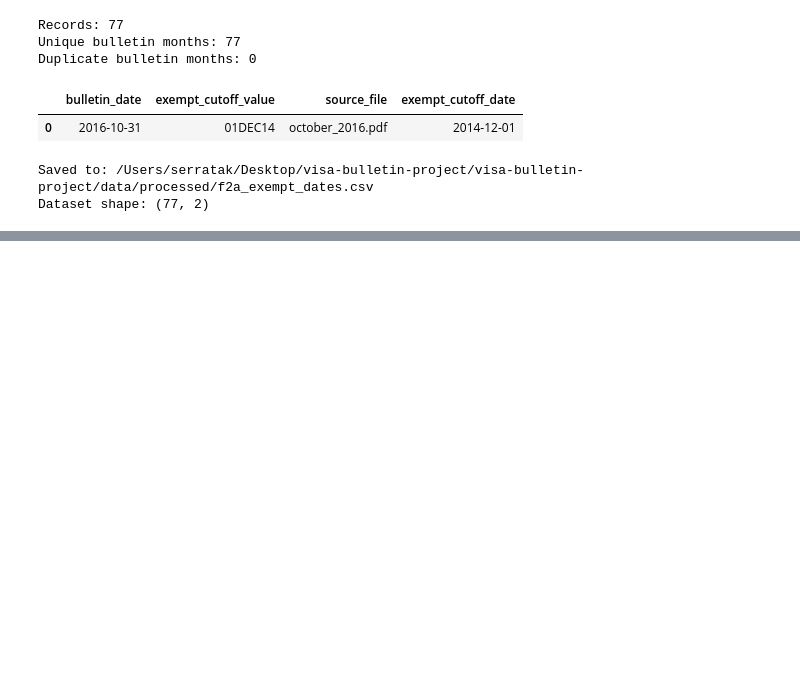
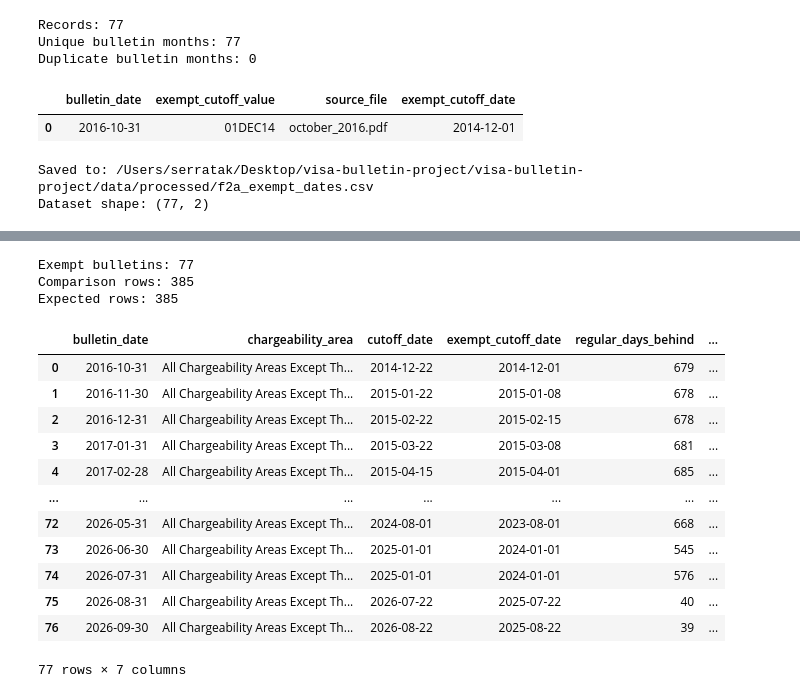
Before and after one commit to stak-k/visa-bulletin-project, a Jupyter notebook: notebooks/04_parse_f2a_exempt_dates.ipynb, the cells around one changed output, grey strips where cells are left out. Saved outputs shown, nothing was run; the diff lists cells and outputs as text; code cells hidden in the pictures; blank space fills up the shorter version.

```diff
--- a/notebooks/04_parse_f2a_exempt_dates.ipynb
+++ b/notebooks/04_parse_f2a_exempt_dates.ipynb
@@ -176,0 +204,11 @@ Dataset shape: (77, 2)
+# %%
+# Match regular F2A Final Action dates with exempt cutoff dates
+f2a_comparison = f2a_regular.merge(
+    exempt_df[
+        ["bulletin_date", "exempt_cutoff_date"]
+    ],
+    on="bulletin_date",
+    how="inner"
+)
+
+f2a_comparison.head()
@@ -176,0 +222,8 @@ Dataset shape: (77, 2)
+# %%
+print("Exempt bulletins:", exempt_df["bulletin_date"].nunique())
+print("Comparison rows:", len(f2a_comparison))
+print("Expected rows:", exempt_df["bulletin_date"].nunique() * 5)
+# %% [output]
+Exempt bulletins: 77
+Comparison rows: 385
+Expected rows: 385
@@ -176,0 +249,26 @@ Dataset shape: (77, 2)
+# %%
+f2a_comparison[
+    [
+        "bulletin_date",
+        "chargeability_area",
+        "cutoff_date",
+        "exempt_cutoff_date",
+        "regular_days_behind",
+        "exempt_days_behind",
+        "cutoff_gap_days"
+    ]
+].head(77)
+# %% [output]
+|  | bulletin_date | chargeability_area | cutoff_date | exempt_cutoff_date | regular_days_behind | ... |
+| 0 | 2016-10-31 | All Chargeability Areas Except Th... | 2014-12-22 | 2014-12-01 | 679 | ... |
+| 1 | 2016-11-30 | All Chargeability Areas Except Th... | 2015-01-22 | 2015-01-08 | 678 | ... |
+| 2 | 2016-12-31 | All Chargeability Areas Except Th... | 2015-02-22 | 2015-02-15 | 678 | ... |
+| 3 | 2017-01-31 | All Chargeability Areas Except Th... | 2015-03-22 | 2015-03-08 | 681 | ... |
+| 4 | 2017-02-28 | All Chargeability Areas Except Th... | 2015-04-15 | 2015-04-01 | 685 | ... |
+| ... | ... | ... | ... | ... | ... | ... |
+| 72 | 2026-05-31 | All Chargeability Areas Except Th... | 2024-08-01 | 2023-08-01 | 668 | ... |
+| 73 | 2026-06-30 | All Chargeability Areas Except Th... | 2025-01-01 | 2024-01-01 | 545 | ... |
+| 74 | 2026-07-31 | All Chargeability Areas Except Th... | 2025-01-01 | 2024-01-01 | 576 | ... |
+| 75 | 2026-08-31 | All Chargeability Areas Except Th... | 2026-07-22 | 2025-07-22 | 40 | ... |
+| 76 | 2026-09-30 | All Chargeability Areas Except Th... | 2026-08-22 | 2025-08-22 | 39 | ... |
+77 rows × 7 columns
```
Also changed, not shown: parts of 13 cells of this notebook, 3 other files.
